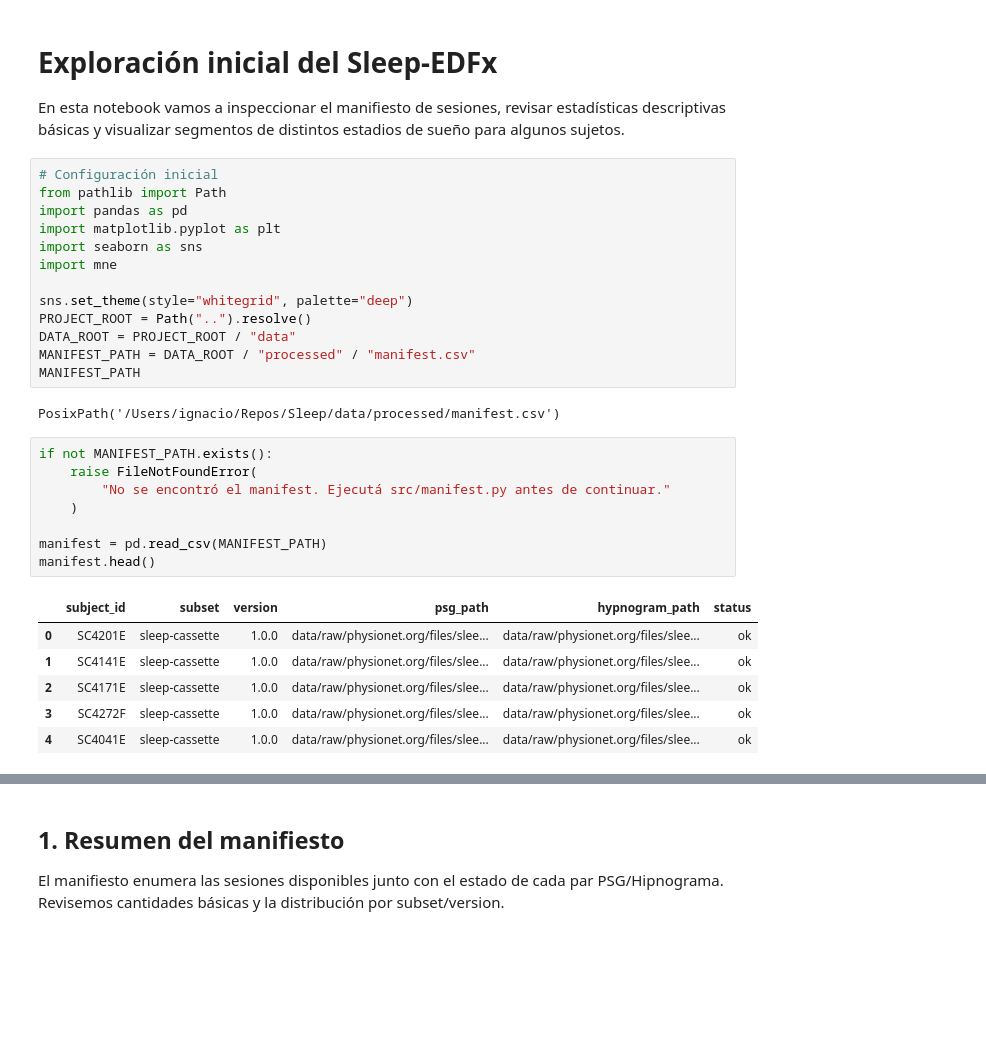
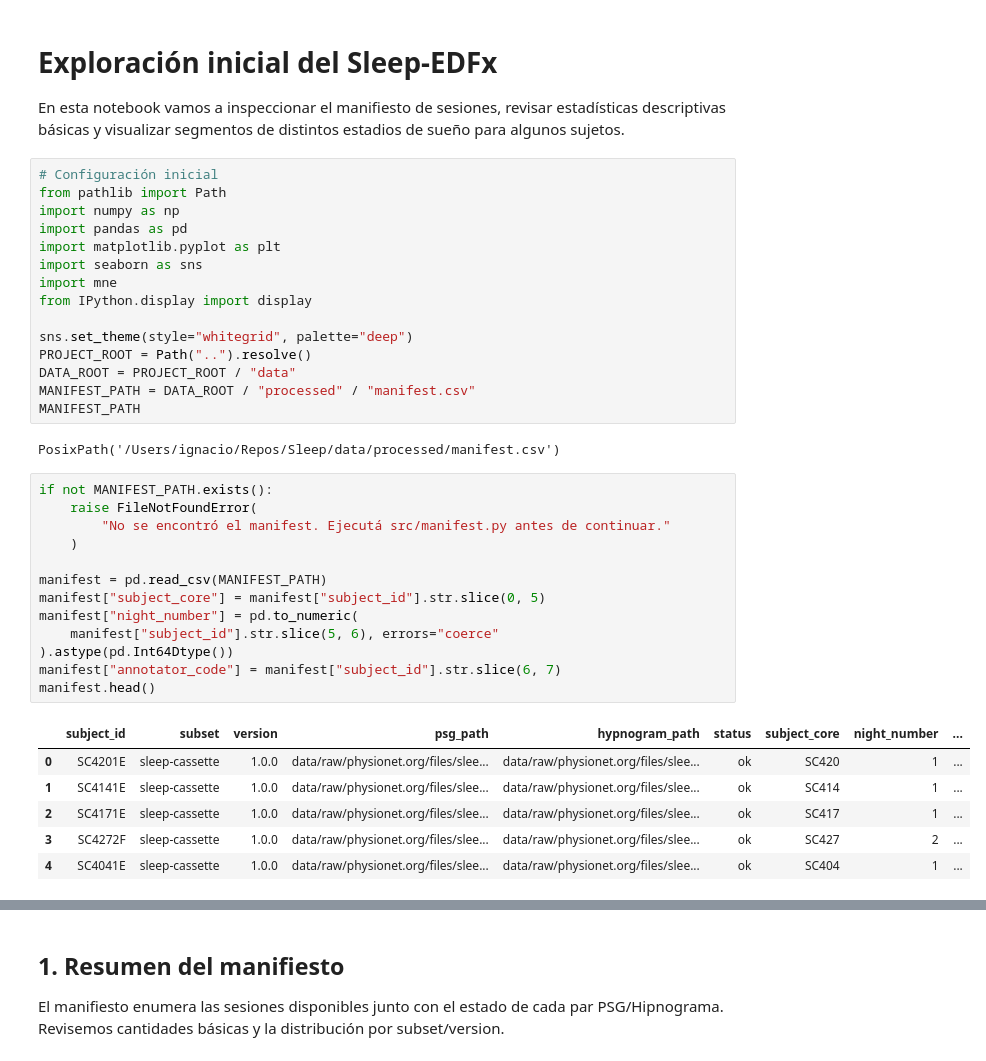
Before and after one commit to ignaciolinari/sleep-ST, a Jupyter notebook: notebooks/01_raw_exploration.ipynb, the cells around one changed output, grey strips where cells are left out. Saved outputs shown, nothing was run; the diff lists cells and outputs as text; blank space fills up the shorter version.

```diff
--- a/notebooks/01_raw_exploration.ipynb
+++ b/notebooks/01_raw_exploration.ipynb
@@ -4,10 +4,12 @@ En esta notebook vamos a inspeccionar el manifiesto de sesiones, revisar estadí
 # %%
 # Configuración inicial
 from pathlib import Path
+import numpy as np
 import pandas as pd
 import matplotlib.pyplot as plt
 import seaborn as sns
 import mne
+from IPython.display import display
 
 sns.set_theme(style="whitegrid", palette="deep")
 PROJECT_ROOT = Path("..").resolve()
@@ -19,15 +21,20 @@ PosixPath('/Users/ignacio/Repos/Sleep/data/processed/manifest.csv')
 # %%
 if not MANIFEST_PATH.exists():
     raise FileNotFoundError(
         "No se encontró el manifest. Ejecutá src/manifest.py antes de continuar."
     )
 
 manifest = pd.read_csv(MANIFEST_PATH)
+manifest["subject_core"] = manifest["subject_id"].str.slice(0, 5)
+manifest["night_number"] = pd.to_numeric(
+    manifest["subject_id"].str.slice(5, 6), errors="coerce"
+).astype(pd.Int64Dtype())
+manifest["annotator_code"] = manifest["subject_id"].str.slice(6, 7)
 manifest.head()
 # %% [output]
-|  | subject_id | subset | version | psg_path | hypnogram_path | status |
-| 0 | SC4201E | sleep-cassette | 1.0.0 | data/raw/physionet.org/files/slee... | data/raw/physionet.org/files/slee... | ok |
-| 1 | SC4141E | sleep-cassette | 1.0.0 | data/raw/physionet.org/files/slee... | data/raw/physionet.org/files/slee... | ok |
-| 2 | SC4171E | sleep-cassette | 1.0.0 | data/raw/physionet.org/files/slee... | data/raw/physionet.org/files/slee... | ok |
-| 3 | SC4272F | sleep-cassette | 1.0.0 | data/raw/physionet.org/files/slee... | data/raw/physionet.org/files/slee... | ok |
-| 4 | SC4041E | sleep-cassette | 1.0.0 | data/raw/physionet.org/files/slee... | data/raw/physionet.org/files/slee... | ok |
+|  | subject_id | subset | version | psg_path | hypnogram_path | status | subject_core | night_number | ... |
+| 0 | SC4201E | sleep-cassette | 1.0.0 | data/raw/physionet.org/files/slee... | data/raw/physionet.org/files/slee... | ok | SC420 | 1 | ... |
+| 1 | SC4141E | sleep-cassette | 1.0.0 | data/raw/physionet.org/files/slee... | data/raw/physionet.org/files/slee... | ok | SC414 | 1 | ... |
+| 2 | SC4171E | sleep-cassette | 1.0.0 | data/raw/physionet.org/files/slee... | data/raw/physionet.org/files/slee... | ok | SC417 | 1 | ... |
+| 3 | SC4272F | sleep-cassette | 1.0.0 | data/raw/physionet.org/files/slee... | data/raw/physionet.org/files/slee... | ok | SC427 | 2 | ... |
+| 4 | SC4041E | sleep-cassette | 1.0.0 | data/raw/physionet.org/files/slee... | data/raw/physionet.org/files/slee... | ok | SC404 | 1 | ... |
```
Also changed, not shown: parts of 10 cells of this notebook, 1 other file.
